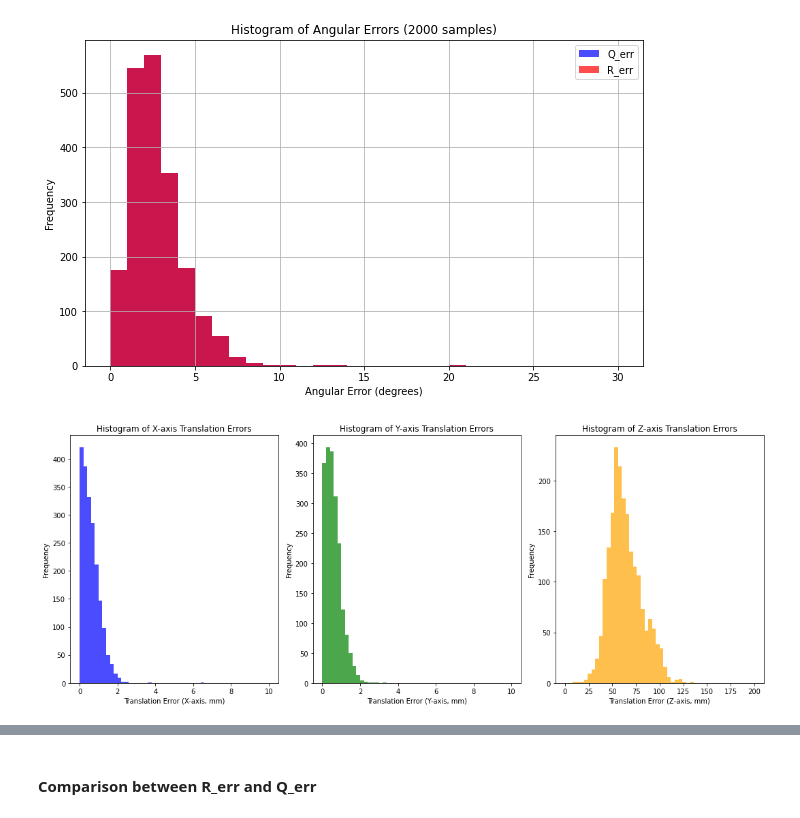
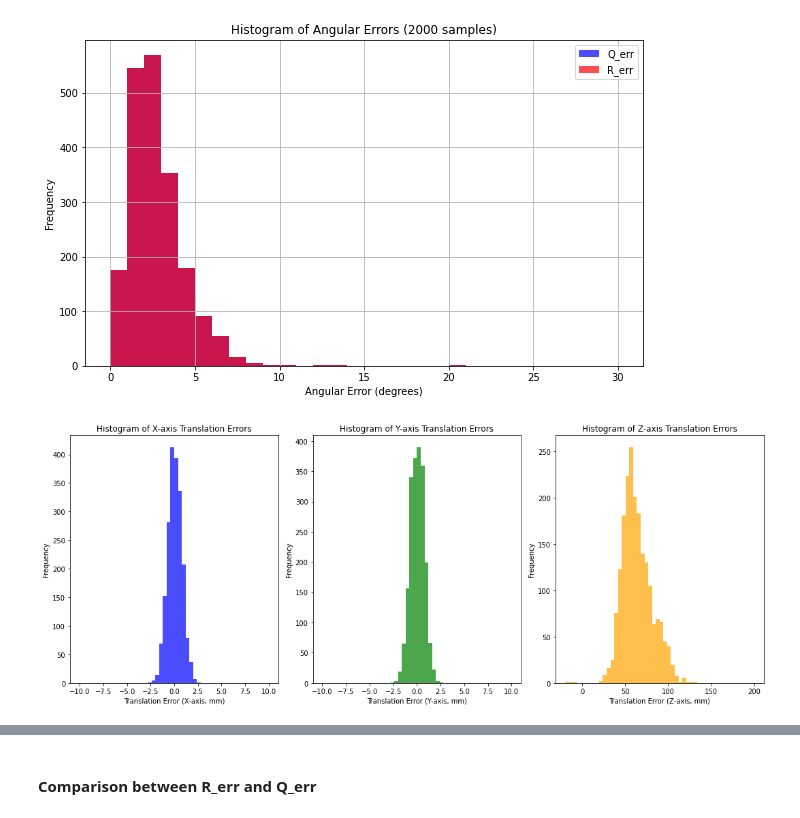
Before and after one commit to yangfei4/clean-pvnet, a Jupyter notebook: evaluation.ipynb, the cells around one changed output, grey strips where cells are left out. Drawn from its saved outputs; the diff is of its cells as text; code cells hidden in the pictures.

Commit message:
remove outliers of large z traslation error

```diff
--- a/evaluation.ipynb
+++ b/evaluation.ipynb
@@ -35,7 +35,8 @@ import numpy as np
 def translation_error(T_pre, T_gt):
     t_pre = T_pre[:3, 3]
     t_gt = T_gt[:3, 3]
-    translation_error = np.abs(t_pre - t_gt)
+    # translation_error = np.abs(t_pre - t_gt)
+    translation_error = t_pre - t_gt
     return translation_error
 # %% [markdown]
 #### Example
@@ -166,6 +167,8 @@ trans_err = []
 for i in range(len(T_gts)):
     t_err = translation_error(T_gts[i], T_pres[i])
     t_err = t_err * 1000  # Convert from meters to millimeters
+    if(np.abs(t_err[2])>200):
+        continue
     trans_err.append(t_err)
 trans_err = np.array(trans_err)
 print("Number of translation errors calculated:", len(trans_err))
@@ -252,32 +255,32 @@ plt.show()
 # %%
 # Create histograms
 plt.figure(figsize=(15, 6))
 
 # Histogram for X-axis translation error
 plt.subplot(131)
-plt.hist(trans_err[:, 0], bins=50, range=(0, 10), alpha=0.7, color='blue')
+plt.hist(trans_err[:, 0], bins=50, range=(-10, 10), alpha=0.7, color='blue')
 plt.xlabel('Translation Error (X-axis, mm)')
 plt.ylabel('Frequency')
 plt.title('Histogram of X-axis Translation Errors')
 
 # Histogram for Y-axis translation error
 plt.subplot(132)
-plt.hist(trans_err[:, 1], bins=50, range=(0, 10), alpha=0.7, color='green')
+plt.hist(trans_err[:, 1], bins=50, range=(-10, 10), alpha=0.7, color='green')
 plt.xlabel('Translation Error (Y-axis, mm)')
 plt.ylabel('Frequency')
 plt.title('Histogram of Y-axis Translation Errors')
 
 # Histogram for Z-axis translation error
 plt.subplot(133)
-plt.hist(trans_err[:, 2], bins=50, range=(0, 200), alpha=0.7, color='orange')
+plt.hist(trans_err[:, 2], bins=50, range=(-20, 200), alpha=0.7, color='orange')
 plt.xlabel('Translation Error (Z-axis, mm)')
 plt.ylabel('Frequency')
 plt.title('Histogram of Z-axis Translation Errors')
 
 plt.tight_layout()  # To improve spacing between subplots
 plt.show()
 # %% [output]
-[figure, old version]
+[figure, new version]
 # %%
 # Find the maximum values for X, Y, and Z translation errors
 max_x = np.max(trans_err[:, 0])
```
Also changed, not shown: parts of 4 cells of this notebook.
